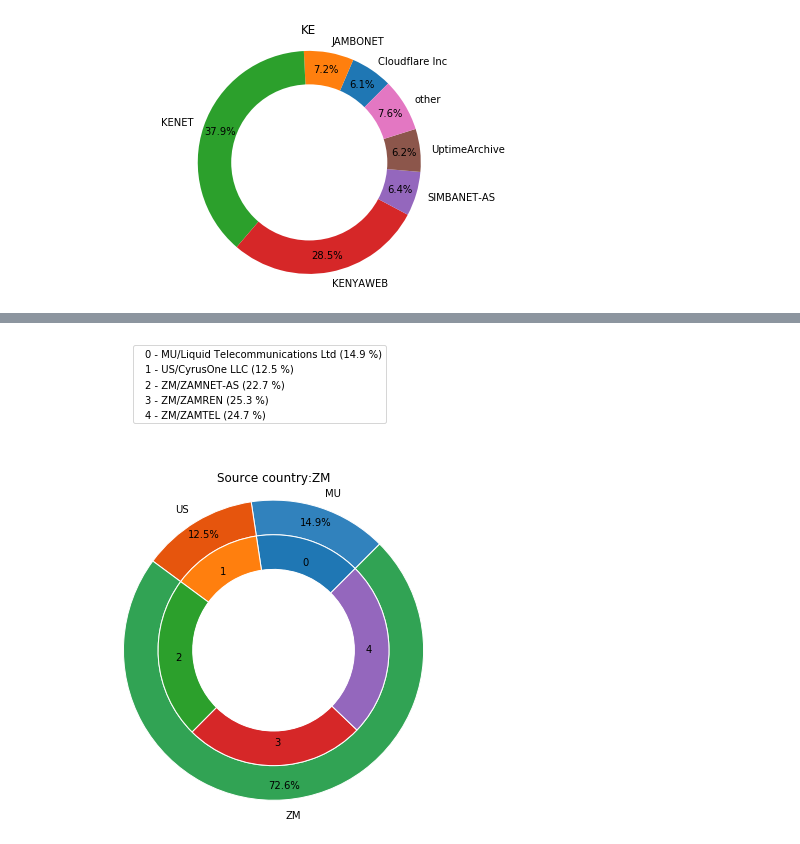
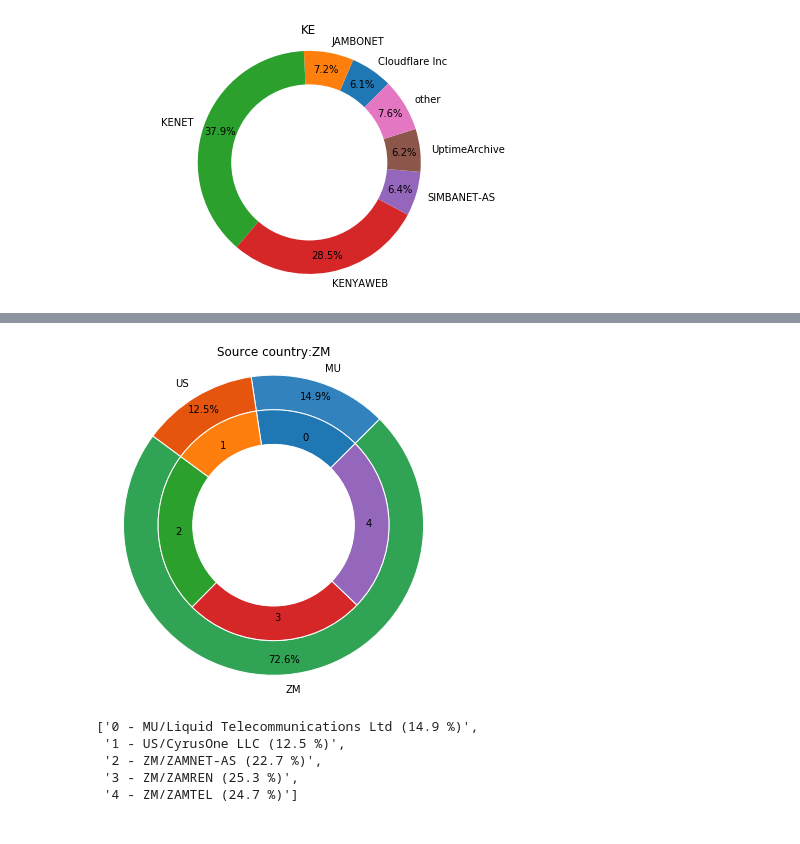
Before and after one commit to AFRINIC-Labs/cloud-computing, a Jupyter notebook: Cloud-computing.ipynb, the cells around one changed output, grey strips where cells are left out. Saved outputs shown, nothing was run; the diff lists cells and outputs as text; code cells hidden in the pictures.

```diff
--- a/Cloud-computing.ipynb
+++ b/Cloud-computing.ipynb
@@ -497,36 +519,45 @@ subgroup_names = df_by_cc_host['hostCo'].values
 subgroup_size = df_by_cc_host['percentage'].values
 
 fig, ax2 = plt.subplots(figsize=(6,6))
 
 cmap = plt.get_cmap("tab20c")
 outer_colors = cmap(np.arange(len(group_names))*4)
 
 plt.pie(group_size, radius=1.3,
         labels=group_names, autopct='%1.1f%%', startangle=45, pctdistance=0.9, colors=outer_colors,
            wedgeprops=dict(width=0.3, edgecolor='w'))
 
 plt.pie(subgroup_size, radius=1.3-0.3,
         labels=subgroup_labels, labeldistance=0.8, startangle=45, pctdistance=0.85,
            wedgeprops=dict(width=0.3, edgecolor='w'))
 
 
 #draw circle
 centre_circle = plt.Circle((0,0),0.70,fc='white')
 fig = plt.gcf()
 fig.gca().add_artist(centre_circle)
 
 # Equal aspect ratio ensures that pie is drawn as a circle
 ax2.axis('equal')
 ax2.set_title("Source country:" + cc)
 
-plt.legend(handlelength=0, bbox_to_anchor=(0.85,1.45),
-           labels=['%s - %s/%s (%1.1f %%)' % (m, cc, l, s) for m, cc, l, s in zip(subgroup_labels, subgroup_cc, subgroup_names, subgroup_size)])
+#plt.legend(handlelength=0, bbox_to_anchor=(0.85,1.45),
+           #labels=['%s - %s/%s (%1.1f %%)' % (m, cc, l, s) for m, cc, l, s in zip(subgroup_labels, subgroup_cc, subgroup_names, subgroup_size)])
 
 #plt.tight_layout()
 #plt.savefig("data/plots/pie_chart_" + cc + "_hosting_providers.svg")
 plt.show()
+
+labels=['%s - %s/%s (%1.1f %%)' % (m, cc, l, s)
+        for m, cc, l, s in zip(subgroup_labels, subgroup_cc, subgroup_names, subgroup_size)]
+labels
 # %% [output]
-[figure, old version]
+[figure, new version]
+['0 - MU/Liquid Telecommunications Ltd (14.9 %)',
+ '1 - US/CyrusOne LLC (12.5 %)',
+ '2 - ZM/ZAMNET-AS (22.7 %)',
+ '3 - ZM/ZAMREN (25.3 %)',
+ '4 - ZM/ZAMTEL (24.7 %)']
 # %%
 cc='GH'
 
```
Also changed, not shown: parts of 4 cells of this notebook, 11 other files.
